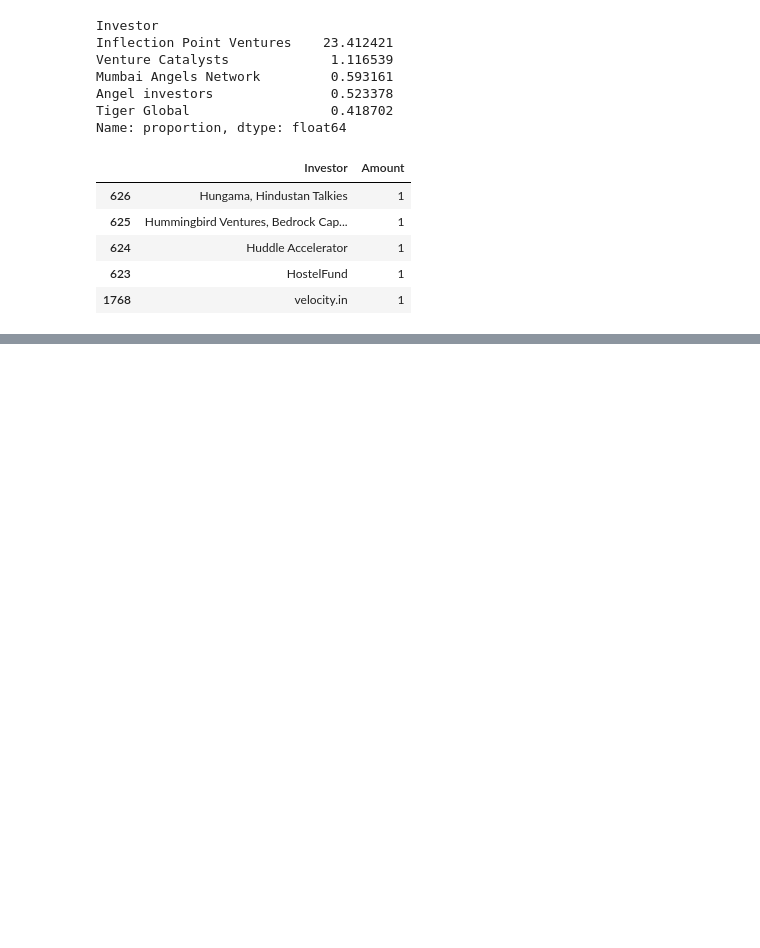
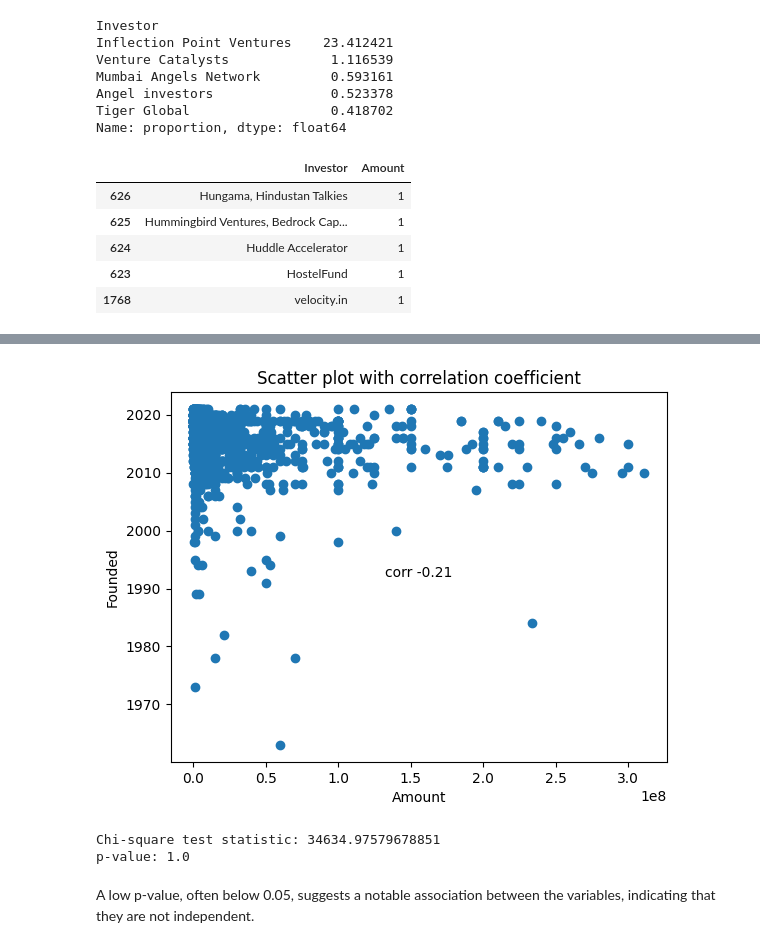
Before and after one commit to UMAR-FAWAZ/Indian_startup_funding_project, a Jupyter notebook: Indian_Startup.ipynb, the cells around one changed output, grey strips where cells are left out. Drawn from its saved outputs; the diff is of its cells as text; code cells hidden in the pictures; blank space fills up the shorter version.

```diff
--- a/Indian_Startup.ipynb
+++ b/Indian_Startup.ipynb
@@ -1606,0 +1647,29 @@ fig.show()
+# %%
+# Scatter plot with correlation coefficient
+x = df['Amount']
+y = df['Founded']
+
+corr, _ = pearsonr(x, y)
+plt.scatter(x, y)
+plt.xlabel('Amount')
+plt.ylabel('Founded')
+plt.title('Scatter plot with correlation coefficient')
+plt.annotate(f'corr {corr:.2f}', (0.5, 0.5), xycoords='axes fraction', ha='center')
+plt.show()
+# %% [output]
+[figure, added]
+# %%
+# Create a contingency table
+table = pd.crosstab(df['Sector'], df['Stage'])
+
+# Perform the chi-square test
+chi2, p, dof, expected = chi2_contingency(table)
+
+# Print the test statistic and p-value
+print("Chi-square test statistic:", chi2)
+print("p-value:", p)
+# %% [output]
+Chi-square test statistic: 34634.97579678851
+p-value: 1.0
+# %% [markdown]
+A low p-value, often below 0.05, suggests a notable association between the variables, indicating that they are not independent.
```
Also changed, not shown: parts of 6 cells of this notebook.
